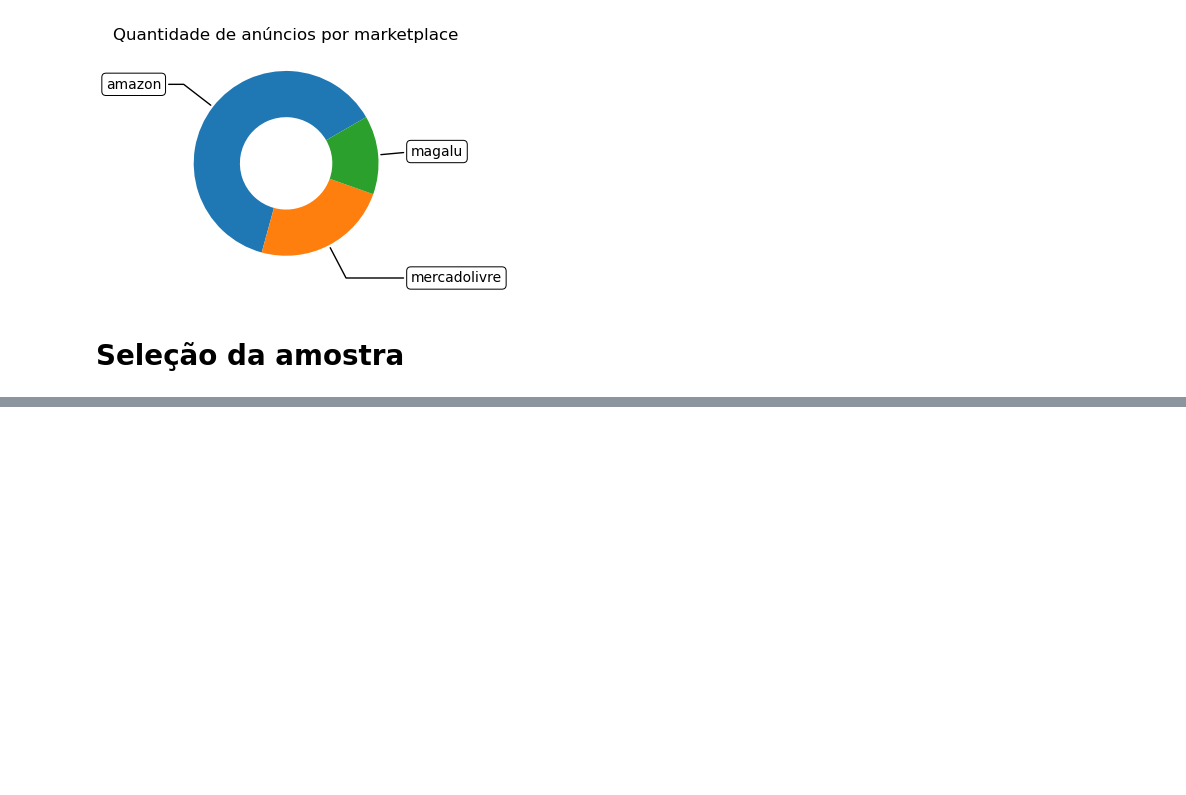
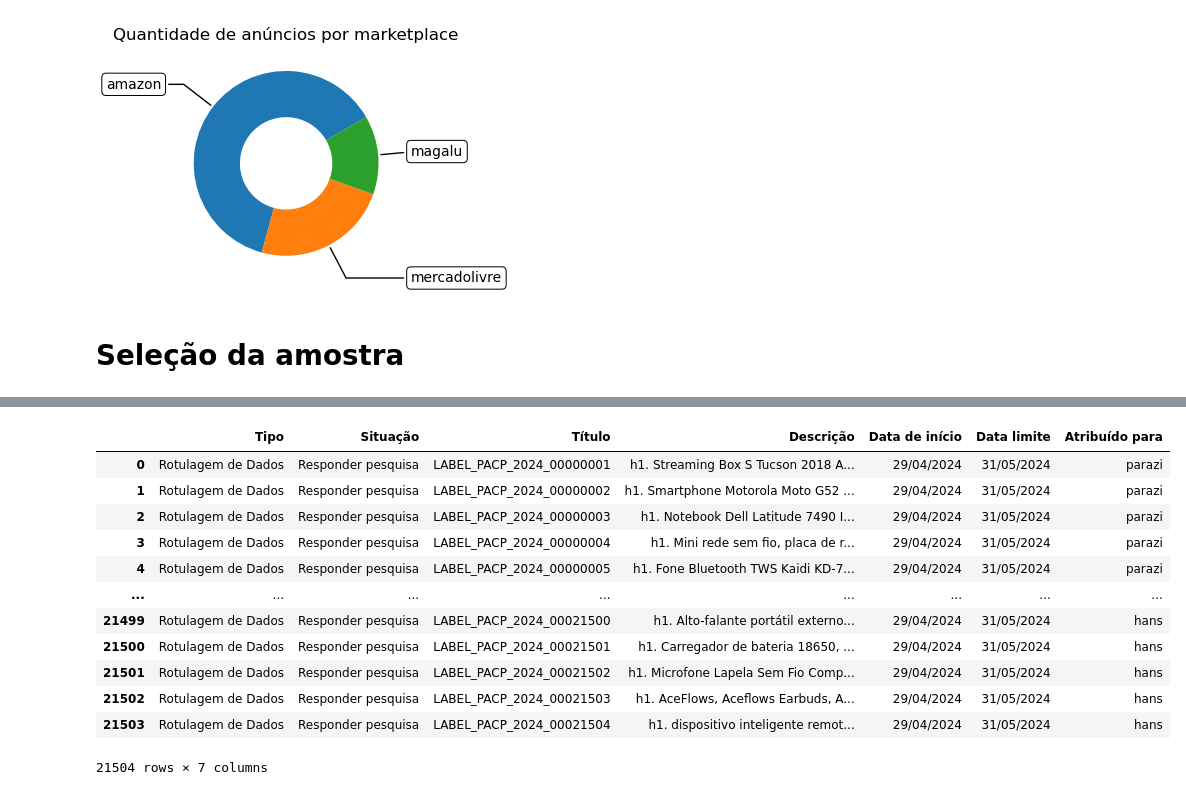
Before and after one commit to InovaFiscaliza/dados-pacp, a Jupyter notebook: sch/notebooks/12_extract_labeling_issues.ipynb, the cells around one changed output, grey strips where cells are left out. Cells and saved outputs as stored; diff of their text form; code cells hidden in the pictures; blank space fills up the shorter version.

```diff
--- a/sch/notebooks/12_extract_labeling_issues.ipynb
+++ b/sch/notebooks/12_extract_labeling_issues.ipynb
@@ -213 +212,45 @@ File samples already exists. Did not save.
+# %%
+# seleção da amostras
+n_samples, _ = df_fiscais_amostra.shape
+df_fiscaliza = df_anuncios.sample(n_samples,random_state=2304)
+df_fiscaliza = df_fiscaliza.reset_index(drop=True)
+
+# título da última tarefa no Fiscaliza
+# as novas terão numeração sequencial a partir desta
+fiscaliza_last_issue = 00000000
+format_title = lambda i: f'LABEL_PACP_2024_{str(i+1+fiscaliza_last_issue).zfill(8)}'
+
+columns_to_issues = ['nome', 'desc', 'img0', 'img1', 'img2']
+
+df_fiscaliza['Título'] = df_fiscaliza.index.map(format_title)
+df_fiscaliza['Descrição'] = df_fiscaliza[columns_to_issues].apply(lambda row: format_issue(row),axis=1)
+
+df_fiscaliza['Tipo'] = 'Rotulagem de Dados'
+df_fiscaliza['Situação'] = 'Responder pesquisa'
+
+df_fiscaliza['Data de início'] = '29/04/2024'
+df_fiscaliza['Data limite'] = '31/05/2024'
+
+df_fiscaliza = df_fiscaliza.join(df_fiscais_amostra)
+
+df_fiscaliza.to_parquet(FILE_SAMPLES,index=False)
+
+columns_to_issues = ['Tipo', 'Situação', 'Título', 'Descrição', 'Data de início', 'Data limite', 'Atribuído para']
+df_fiscaliza[columns_to_issues].to_csv(FILE_ISSUES_TO_FISCALIZA,index=False,sep=';')
+
+df_fiscaliza[columns_to_issues]
+# %% [output]
+|  | Tipo | Situação | Título | Descrição | Data de início | Data limite | Atribuído para |
+| 0 | Rotulagem de Dados | Responder pesquisa | LABEL_PACP_2024_00000001 | h1. Streaming Box S Tucson 2018 A... | 29/04/2024 | 31/05/2024 | parazi |
+| 1 | Rotulagem de Dados | Responder pesquisa | LABEL_PACP_2024_00000002 | h1. Smartphone Motorola Moto G52 ... | 29/04/2024 | 31/05/2024 | parazi |
+| 2 | Rotulagem de Dados | Responder pesquisa | LABEL_PACP_2024_00000003 | h1. Notebook Dell Latitude 7490 I... | 29/04/2024 | 31/05/2024 | parazi |
+| 3 | Rotulagem de Dados | Responder pesquisa | LABEL_PACP_2024_00000004 | h1. Mini rede sem fio, placa de r... | 29/04/2024 | 31/05/2024 | parazi |
+| 4 | Rotulagem de Dados | Responder pesquisa | LABEL_PACP_2024_00000005 | h1. Fone Bluetooth TWS Kaidi KD-7... | 29/04/2024 | 31/05/2024 | parazi |
+| ... | ... | ... | ... | ... | ... | ... | ... |
+| 21499 | Rotulagem de Dados | Responder pesquisa | LABEL_PACP_2024_00021500 | h1. Alto-falante portátil externo... | 29/04/2024 | 31/05/2024 | hans |
+| 21500 | Rotulagem de Dados | Responder pesquisa | LABEL_PACP_2024_00021501 | h1. Carregador de bateria 18650, ... | 29/04/2024 | 31/05/2024 | hans |
+| 21501 | Rotulagem de Dados | Responder pesquisa | LABEL_PACP_2024_00021502 | h1. Microfone Lapela Sem Fio Comp... | 29/04/2024 | 31/05/2024 | hans |
+| 21502 | Rotulagem de Dados | Responder pesquisa | LABEL_PACP_2024_00021503 | h1. AceFlows, Aceflows Earbuds, A... | 29/04/2024 | 31/05/2024 | hans |
+| 21503 | Rotulagem de Dados | Responder pesquisa | LABEL_PACP_2024_00021504 | h1. dispositivo inteligente remot... | 29/04/2024 | 31/05/2024 | hans |
+21504 rows × 7 columns
 # %%
```
Also changed, not shown: parts of 7 cells of this notebook.
